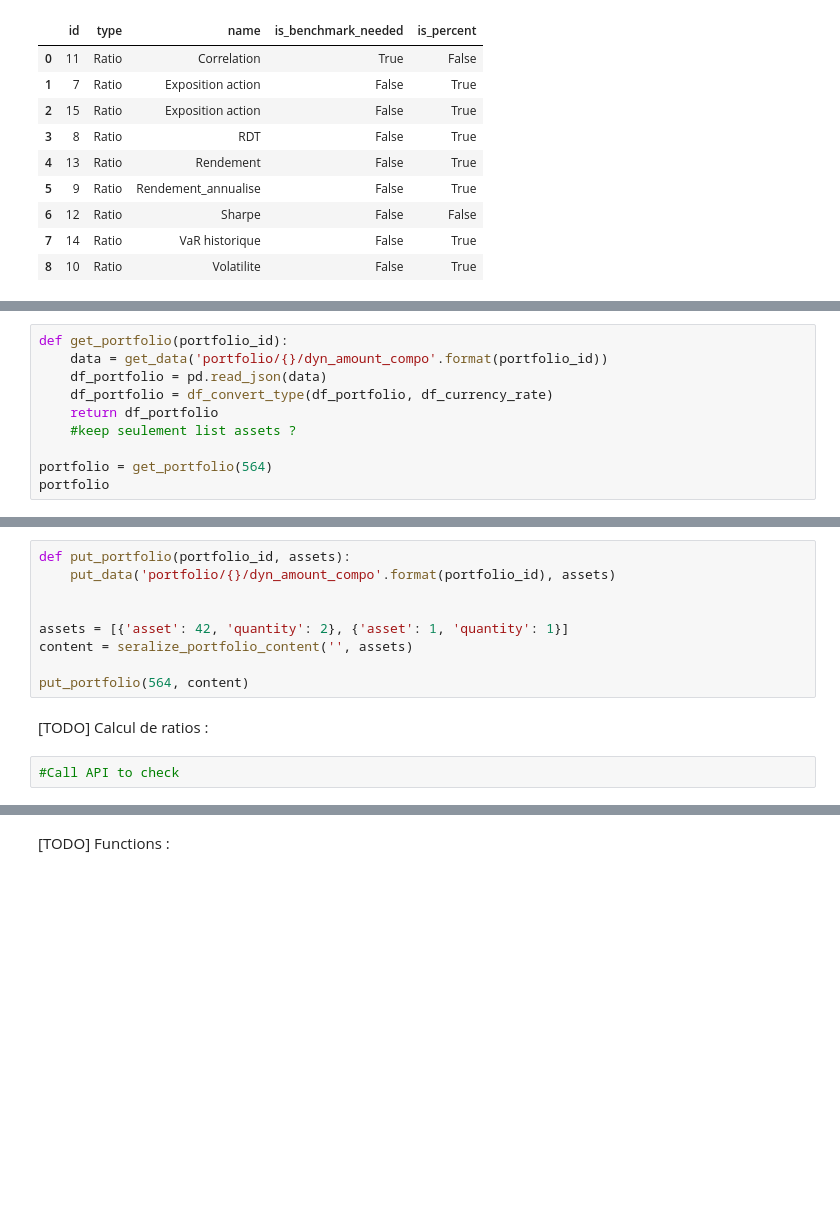
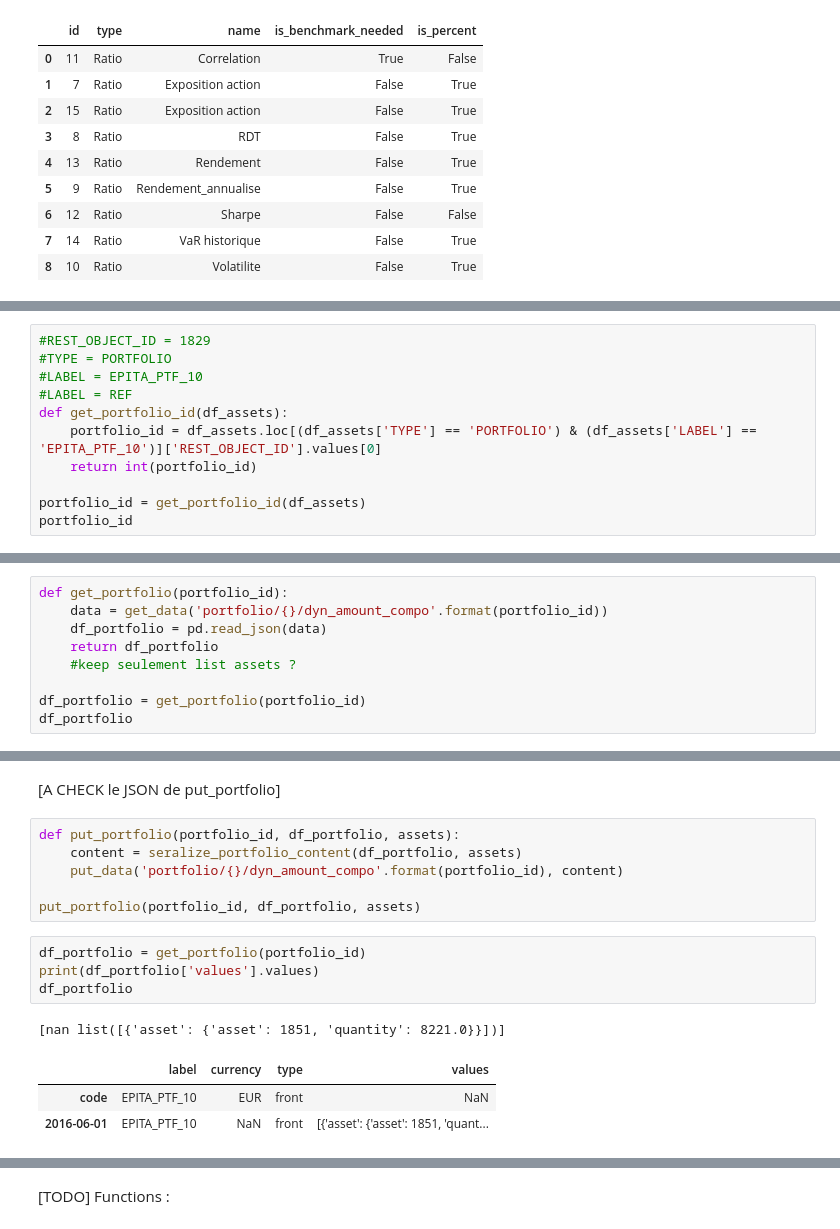
Before and after one commit to ArthurBiragnet/Dolphin, a Jupyter notebook: getAccessAPI.ipynb, the cells around one changed output, grey strips where cells are left out. Drawn from its saved outputs; the diff is of its cells as text; blank space fills up the shorter version.

Commit message:
[API] get, put portfolio and get ratio functions

```diff
--- a/getAccessAPI.ipynb
+++ b/getAccessAPI.ipynb
@@ -268,0 +286,11 @@ df_ratio
+# %%
+#REST_OBJECT_ID = 1829
+#TYPE = PORTFOLIO
+#LABEL = EPITA_PTF_10
+#LABEL = REF
+def get_portfolio_id(df_assets):
+    portfolio_id = df_assets.loc[(df_assets['TYPE'] == 'PORTFOLIO') & (df_assets['LABEL'] == 'EPITA_PTF_10')]['REST_OBJECT_ID'].values[0]
+    return int(portfolio_id)
+
+portfolio_id = get_portfolio_id(df_assets)
+portfolio_id
@@ -272,10 +302,9 @@ df_ratio
 def get_portfolio(portfolio_id):
     data = get_data('portfolio/{}/dyn_amount_compo'.format(portfolio_id))
     df_portfolio = pd.read_json(data)
-    df_portfolio = df_convert_type(df_portfolio, df_currency_rate)
     return df_portfolio
     #keep seulement list assets ?
 
-portfolio = get_portfolio(564)
-portfolio
+df_portfolio = get_portfolio(portfolio_id)
+df_portfolio
 # %% [output]
@@ -321,13 +384,17 @@ assets
+# %% [markdown]
+[A CHECK le JSON de put_portfolio]
 # %%
-def put_portfolio(portfolio_id, assets):
-    put_data('portfolio/{}/dyn_amount_compo'.format(portfolio_id), assets)
+def put_portfolio(portfolio_id, df_portfolio, assets):
+    content = seralize_portfolio_content(df_portfolio, assets)
+    put_data('portfolio/{}/dyn_amount_compo'.format(portfolio_id), content)
 
-
-assets = [{'asset': 42, 'quantity': 2}, {'asset': 1, 'quantity': 1}]
-content = seralize_portfolio_content('', assets)
-
-put_portfolio(564, content)
+put_portfolio(portfolio_id, df_portfolio, assets)
-# %% [markdown]
-[TODO] Calcul de ratios :
-# %%
-#Call API to check
+# %%
+df_portfolio = get_portfolio(portfolio_id)
+print(df_portfolio['values'].values)
+df_portfolio
+# %% [output]
+[nan list([{'asset': {'asset': 1851, 'quantity': 8221.0}}])]
+|  | label | currency | type | values |
+| code | EPITA_PTF_10 | EUR | front | NaN |
+| 2016-06-01 | EPITA_PTF_10 | NaN | front | [{'asset': {'asset': 1851, 'quant... |
```
Also changed, not shown: parts of 23 cells of this notebook.
